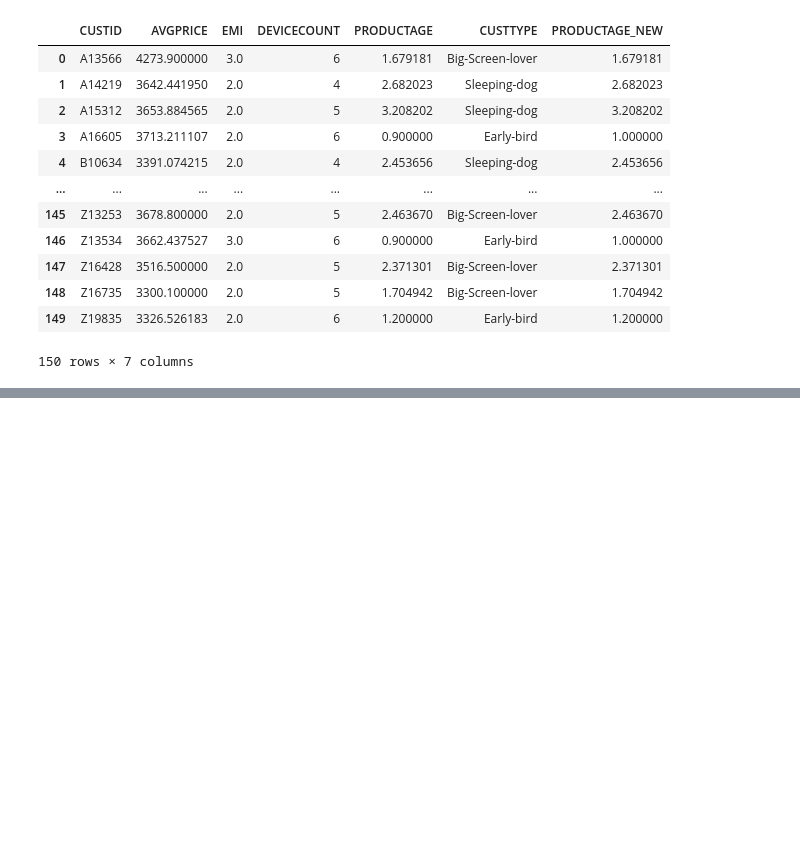
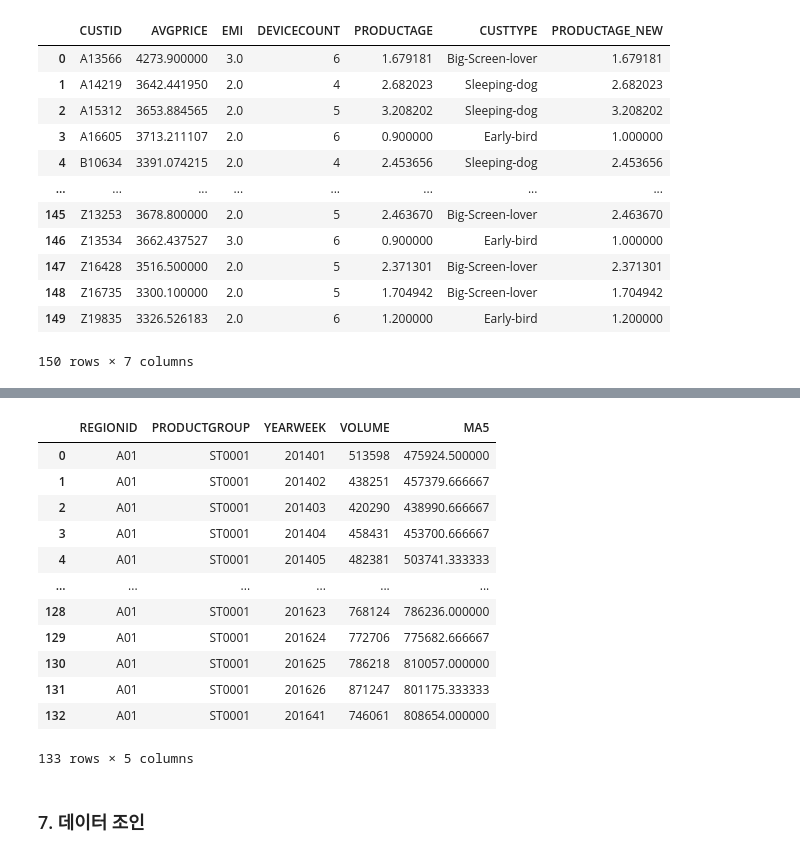
Before and after one commit to hyokwan/fintech_data_2026, a Jupyter notebook: codeset/01. data_analysis.ipynb, the cells around one changed output, grey strips where cells are left out. Cells and saved outputs as stored; diff of their text form; code cells hidden in the pictures; blank space fills up the shorter version.

```diff
--- a/codeset/01. data_analysis.ipynb
+++ b/codeset/01. data_analysis.ipynb
@@ -183,0 +370,23 @@ customerData["PRODUCTAGE_NEW"] = \
+# %%
+sortKey = ["REGIONID","PRODUCTGROUP","YEARWEEK"]
+sortData = st0001Data.sort_values(by=sortKey).reset_index(drop=True)
+sortData["MA5"] = sortData.VOLUME.rolling(window=3, center=True, min_periods=1).mean()
+sortData.loc[ 0:1,["VOLUME"]].mean()
+sortData
+# 475924.500000
+# %% [output]
+|  | REGIONID | PRODUCTGROUP | YEARWEEK | VOLUME | MA5 |
+| 0 | A01 | ST0001 | 201401 | 513598 | 475924.500000 |
+| 1 | A01 | ST0001 | 201402 | 438251 | 457379.666667 |
+| 2 | A01 | ST0001 | 201403 | 420290 | 438990.666667 |
+| 3 | A01 | ST0001 | 201404 | 458431 | 453700.666667 |
+| 4 | A01 | ST0001 | 201405 | 482381 | 503741.333333 |
+| ... | ... | ... | ... | ... | ... |
+| 128 | A01 | ST0001 | 201623 | 768124 | 786236.000000 |
+| 129 | A01 | ST0001 | 201624 | 772706 | 775682.666667 |
+| 130 | A01 | ST0001 | 201625 | 786218 | 810057.000000 |
+| 131 | A01 | ST0001 | 201626 | 871247 | 801175.333333 |
+| 132 | A01 | ST0001 | 201641 | 746061 | 808654.000000 |
+133 rows × 5 columns
+# %% [markdown]
+### 7. 데이터 조인
```
Also changed, not shown: parts of 27 cells of this notebook, 2 other files.
